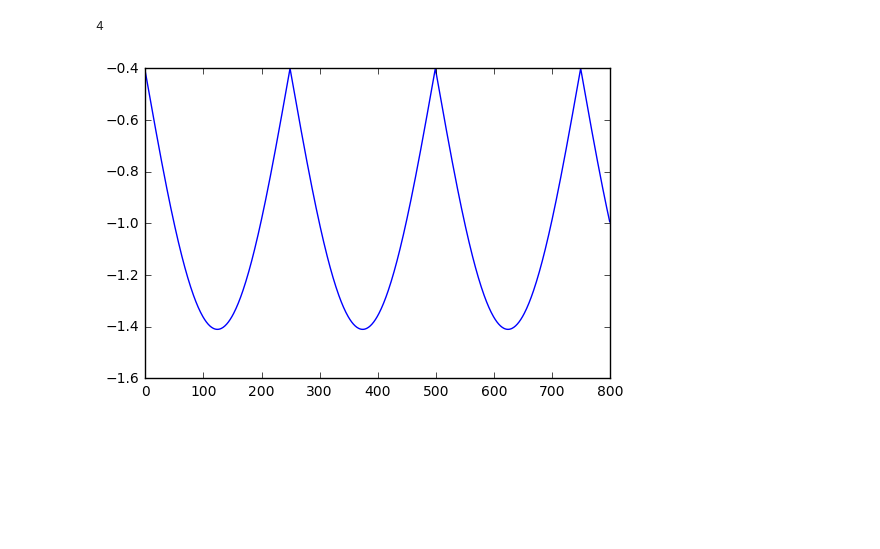
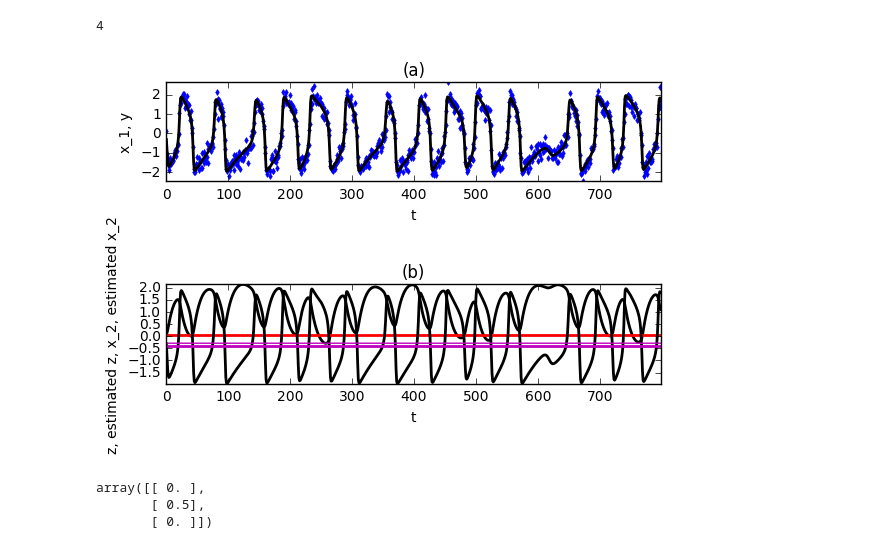
Before and after one commit to eschlaf2/kramer_rotation, a Jupyter notebook: Voss_Kalman.ipynb, the cells around one changed output. Cells and saved outputs as stored; diff of their text form; code cells hidden in the pictures; blank space fills up the shorter version.

```diff
--- a/Voss_Kalman.ipynb
+++ b/Voss_Kalman.ipynb
@@ -28,7 +28,7 @@ obsfct = vossFNobsfct
 num_samples = 800
 dt_sample = 0.2
 dt_integrate = dt_sample
-steps_per_sample = dt_sample//dt_integrate
+steps_per_sample = int(dt_sample//dt_integrate)
 
 # Preallocate arrays
 x0 = np.zeros((2,num_samples)) # true trajectory
@@ -47,43 +47,75 @@ Iext = -0.4 - 1.01*(np.abs(np.sin(Iext/2.)))
 # plt.show()
 
 # RuKu4 integrator
-for n in range(num_samples-1):
-    x_temp = x0[:,n]
-    for i in range(steps_per_sample):
-        k1 = dt*vossFNint(x_temp,Iext[n])
-        k2 = dt*vossFNint(x_temp+k1/2,Iext[n])
-        k3 = dt*vossFNint(x_temp+k2/2,Iext[n])
-        k4 = dt*vossFNint(x_temp+k3,Iext[n])
-        x_temp += k1/6. + k2/3. + k3/3. + k4/6.
-    x0[:,n+1] = x_temp
+def ruku4(num_samples,x0,dt_integrate,Iext):
+    for n in range(num_samples-1):
+        x_temp = x0[:,n]
+        for i in range(steps_per_sample):
+            k1 = dt_integrate*vossFNint(x_temp,Iext[n])
+            k2 = dt_integrate*vossFNint(x_temp+k1/2,Iext[n])
+            k3 = dt_integrate*vossFNint(x_temp+k2/2,Iext[n])
+            k4 = dt_integrate*vossFNint(x_temp+k3,Iext[n])
+#             print('x_temp:',x_temp,'k1:',k1,'k2:',k2)
+            x_temp += k1/6. + k2/3. + k3/3. + k4/6.
+        x0[:,n+1] = x_temp
+    return x0
+
+x0 = ruku4(num_samples,x0,dt_integrate,Iext)
 
 augmented_state = np.vstack((Iext,x0))
 xhat[:,0] = augmented_state[:,0]
 
 # Covariances
 process_noise = 0.015
 observation_noise = 0.2*0.2*np.var(vossFNobsfct(augmented_state))*np.eye(dims_observations)
 
-noisy_data = obsfct(x) + np.matmul(la.sqrtm(observation_noise),
-                                   np.random.randn((dims_observations,num_samples)))
+noisy_data = obsfct(augmented_state) + np.matmul(la.sqrtm(observation_noise),
+                                   np.random.randn(dims_observations,num_samples))
 Pxx[:,:,0] = la.block_diag(process_noise,observation_noise,observation_noise)
 
 # Main loop for recursive estimation
+
+# xhat,Pxx,Ks = voss_unscented_transform(xhat[:,k-1],Pxx[:,:,k-1],noisy_data[:,k],
+#                                          fct,obsfct,dims_params,dims_augmented_state,
+#                                          dims_observations, observation_noise)
+
+# return
+
 for k in range(1,num_samples):
-    xhat[:,k],Pxx[:,k],Ks[:,:,k] = voss_unscented_transform(xhat[:,k-1],Pxx[:,:,k-1],noisy_data[:,k]
+    xhat[:,k],Pxx[:,:,k],Ks[:,:,k] = voss_unscented_transform(xhat[:,k-1],Pxx[:,:,k-1],noisy_data[:,k],
                                          fct,obsfct,dims_params,dims_augmented_state,
                                          dims_observations, observation_noise)
     Pxx[0,0,k] = process_noise
     errors[:,k] = np.sqrt(np.diag(Pxx[:,:,k]))
 
 # Results
 chisq = np.mean((augmented_state[0,:]-xhat[0,:])**2 + (augmented_state[1,:]-xhat[1,:])**2 +
                (augmented_state[2,:] - xhat[2,:])**2) # this can probably be simplified to mean((augmented_state - xhat)**2)
 est = np.transpose(xhat[0:dims_params-1,-1])
 error = np.transpose(errors[0:dims_params-1,-1])
 meanest = np.mean(np.transpose(xhat[:dims_params-1,:]))
 meanerror = np.mean(np.transpose(errors[:dims_params,:]))
 
 # Plotting
+plt.subplot(2,1,1)
+plt.plot(noisy_data[0,:],'bd',markeredgecolor='blue', mfc='blue',ms=3);
+plt.plot(augmented_state[dims_params,:],'k',linewidth=2);
+plt.xlabel('t');
+plt.ylabel('x_1, y');
+plt.axis('tight')
+plt.title('(a)')
+plt.subplot(2,1,2)
+plt.plot(augmented_state[dims_params+1,:],'k',lw=2);
+plt.plot(xhat[dims_params+1,:],'r',lw=2);
+plt.plot(augmented_state[1,:],'k',lw=2);
+for i in range(dims_params):
+    plt.plot(xhat[i,:],'m',linewidth=2)
+    plt.plot(xhat[i,:] + errors[i,:],'m')
+plt.xlabel('t')
+plt.ylabel('z, estimated z, x_2, estimated x_2')
+plt.axis('tight')
+plt.title('(b)')
+plt.tight_layout()
+plt.show()
 # %% [output]
-[figure, old version]
+[figure, new version]
@@ -117,0 +122,6 @@ def generate_sigma_points(xhat,xsigma,N):
+# %%
+Ks
+# %% [output]
+array([[ 0. ],
+       [ 0.5],
+       [ 0. ]])
```
Also changed, not shown: parts of 9 cells of this notebook.
